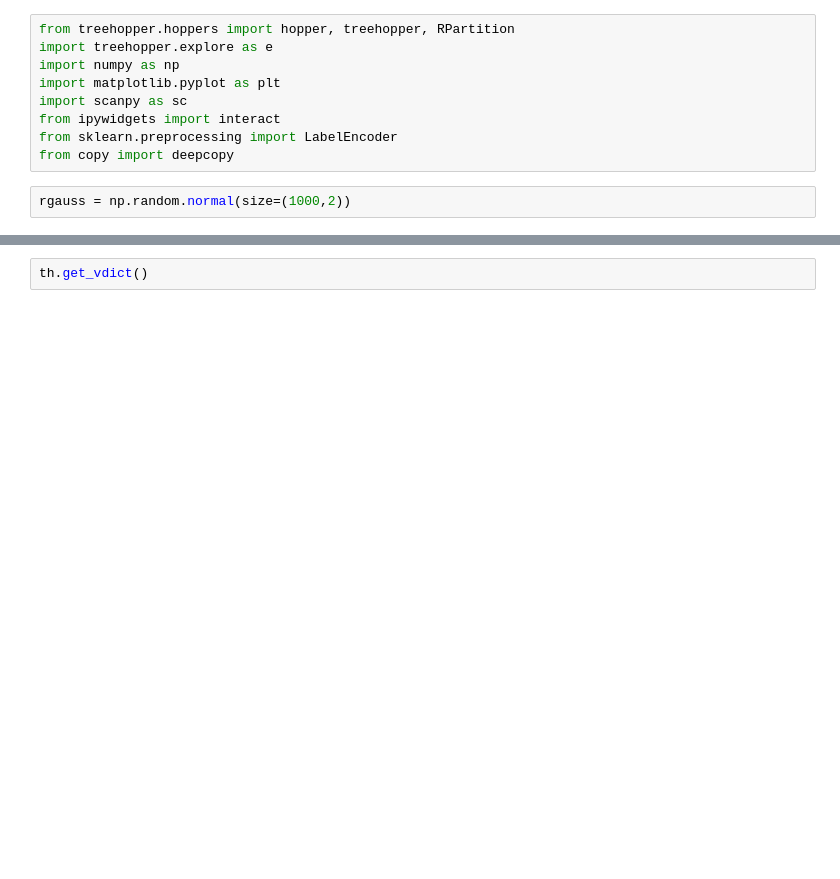
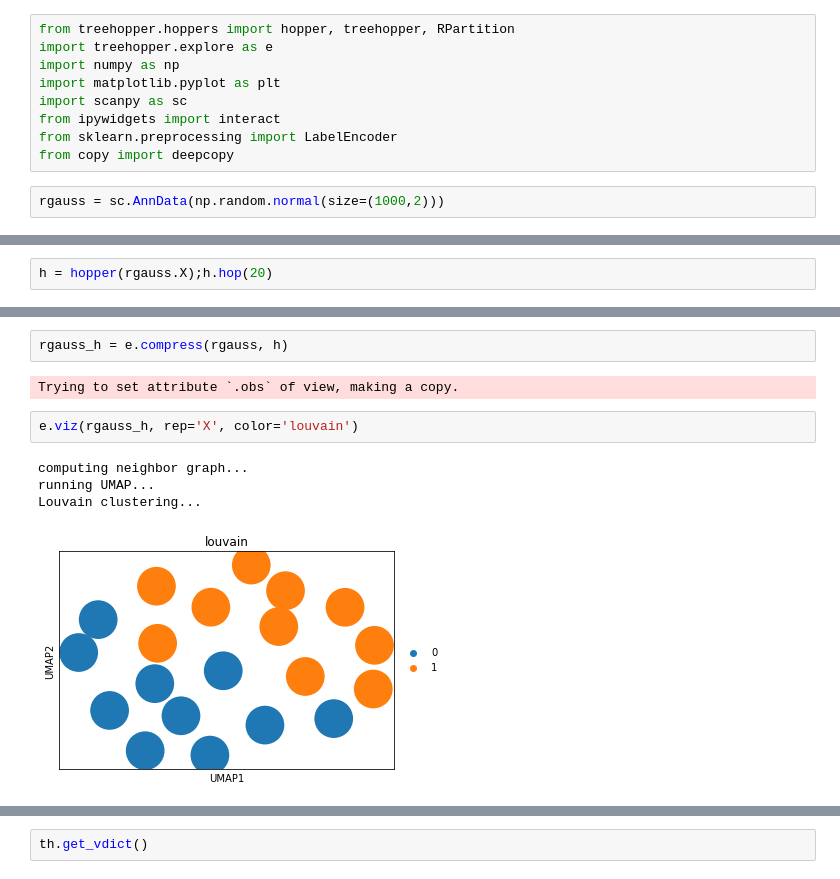
Before and after one commit to bendemeo/hopper, a Jupyter notebook: test.ipynb, the cells around one changed output, grey strips where cells are left out. Cells and saved outputs as stored; diff of their text form; blank space fills up the shorter version.

```diff
--- a/test.ipynb
+++ b/test.ipynb
@@ -14,4 +11,4 @@ from ipywidgets import interact
 from sklearn.preprocessing import LabelEncoder
 from copy import deepcopy
 # %%
-rgauss = np.random.normal(size=(1000,2))
+rgauss = sc.AnnData(np.random.normal(size=(1000,2)))
@@ -137,0 +15,2 @@ plt.scatter(rgauss[th.path,0],rgauss[th.path,1],color='red')
+# %%
+h = hopper(rgauss.X);h.hop(20)
@@ -137,0 +55,11 @@ plt.scatter(rgauss[th.path,0],rgauss[th.path,1],color='red')
+# %%
+rgauss_h = e.compress(rgauss, h)
+# %% [output]
+Trying to set attribute `.obs` of view, making a copy.
+# %%
+e.viz(rgauss_h, rep='X', color='louvain')
+# %% [output]
+computing neighbor graph...
+running UMAP...
+Louvain clustering...
+[figure, added]
```
Also changed, not shown: parts of 15 cells of this notebook, 1 other file.
